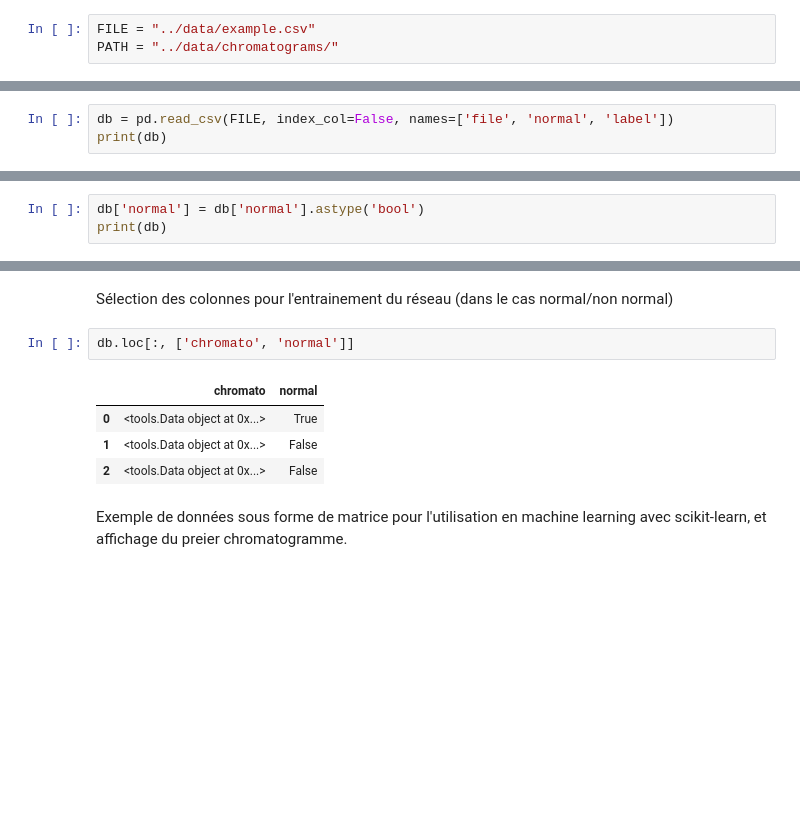
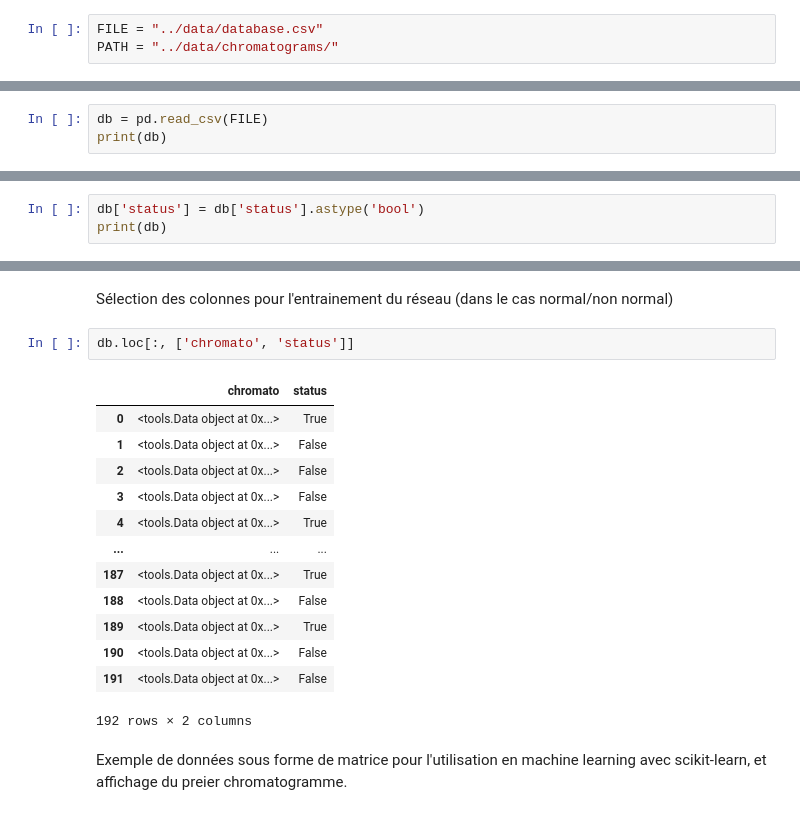
Before and after one commit to Yuremon/GCMS, a Jupyter notebook: src/database.ipynb, the cells around one changed output, grey strips where cells are left out. Saved outputs shown, nothing was run; the diff lists cells and outputs as text; blank space fills up the shorter version.

```diff
--- a/src/database.ipynb
+++ b/src/database.ipynb
@@ -15,11 +15,11 @@ pd.options.plotting.backend = "plotly"
 # %% [markdown]
 On spécifie le chemin du fichier dans lequel est stocké la base de donnée dans la variable `FILE`, et le chemin jusqu'aux chromatogrammes mentionnés dans la base de donnée dans la variable : `PATH`. <br>
 # %%
-FILE = "../data/example.csv"
+FILE = "../data/database.csv"
 PATH = "../data/chromatograms/"
 # %% [markdown]
 On met les informations de la base de donnée dans un DataFrame (`db`), dans lequel on remplacera les 1 et 0 dans la colonne `normal` par respectivement `True` et `False` si besoin dans la suite du traitement.
 # %%
-db = pd.read_csv(FILE, index_col=False, names=['file', 'normal', 'label'])
+db = pd.read_csv(FILE)
 print(db)
 # %% [output]
@@ -35,4 +43,4 @@ print(db)
 # %%
-db['normal'] = db['normal'].astype('bool')
+db['status'] = db['status'].astype('bool')
 print(db)
 # %% [output]
@@ -70,12 +89,21 @@ db['chromato'][0].df.plot()
 # %% [markdown]
 Sélection des colonnes pour l'entrainement du réseau (dans le cas normal/non normal)
 # %%
-db.loc[:, ['chromato', 'normal']]
+db.loc[:, ['chromato', 'status']]
 # %% [output]
-|  | chromato | normal |
+|  | chromato | status |
 | 0 | <tools.Data object at 0x...> | True |
 | 1 | <tools.Data object at 0x...> | False |
 | 2 | <tools.Data object at 0x...> | False |
+| 3 | <tools.Data object at 0x...> | False |
+| 4 | <tools.Data object at 0x...> | True |
+| ... | ... | ... |
+| 187 | <tools.Data object at 0x...> | True |
+| 188 | <tools.Data object at 0x...> | False |
+| 189 | <tools.Data object at 0x...> | True |
+| 190 | <tools.Data object at 0x...> | False |
+| 191 | <tools.Data object at 0x...> | False |
+192 rows × 2 columns
 # %% [markdown]
 Exemple de données sous forme de matrice pour l'utilisation en machine learning avec scikit-learn, et affichage du preier chromatogramme.
 # %%
```
Also changed, not shown: parts of 4 cells of this notebook, 3 other files.
